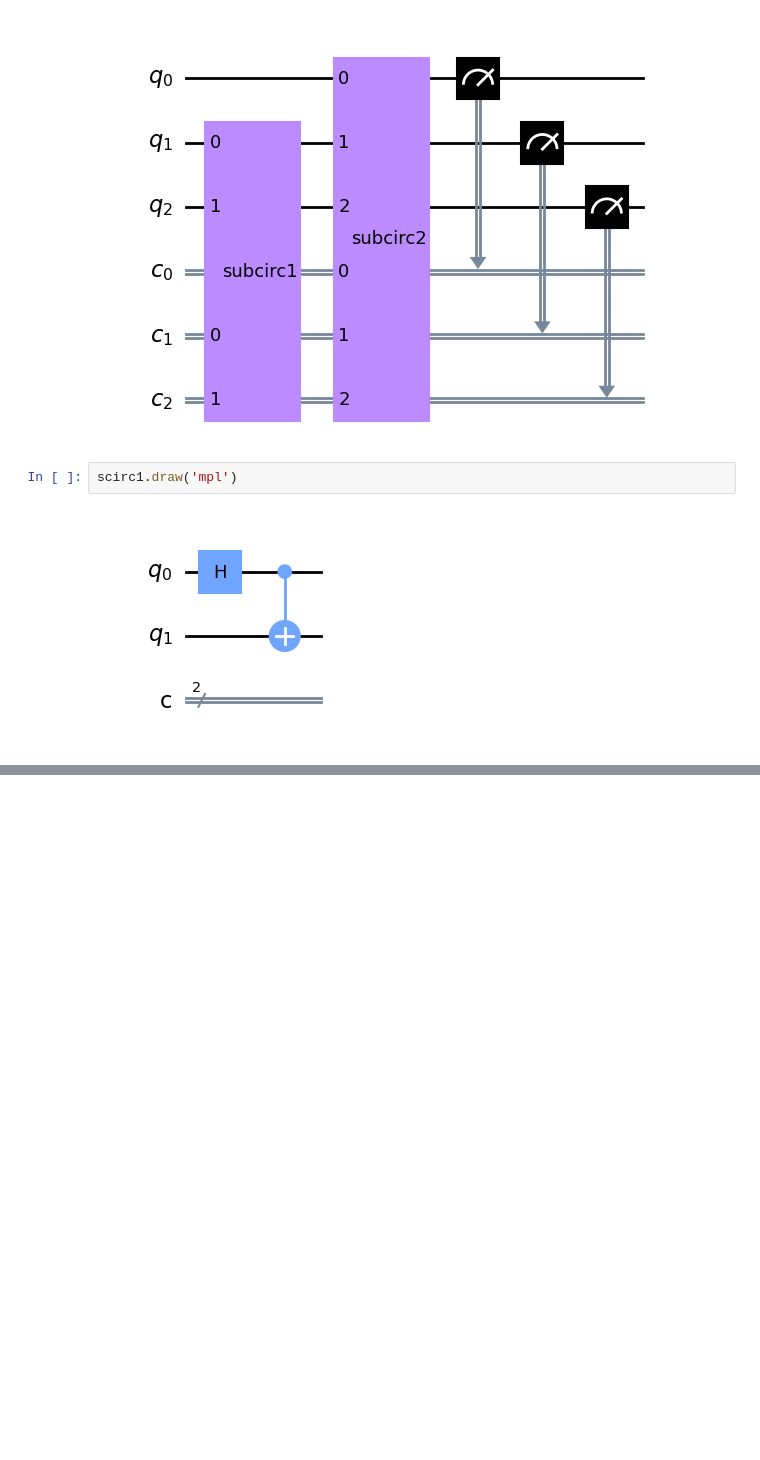
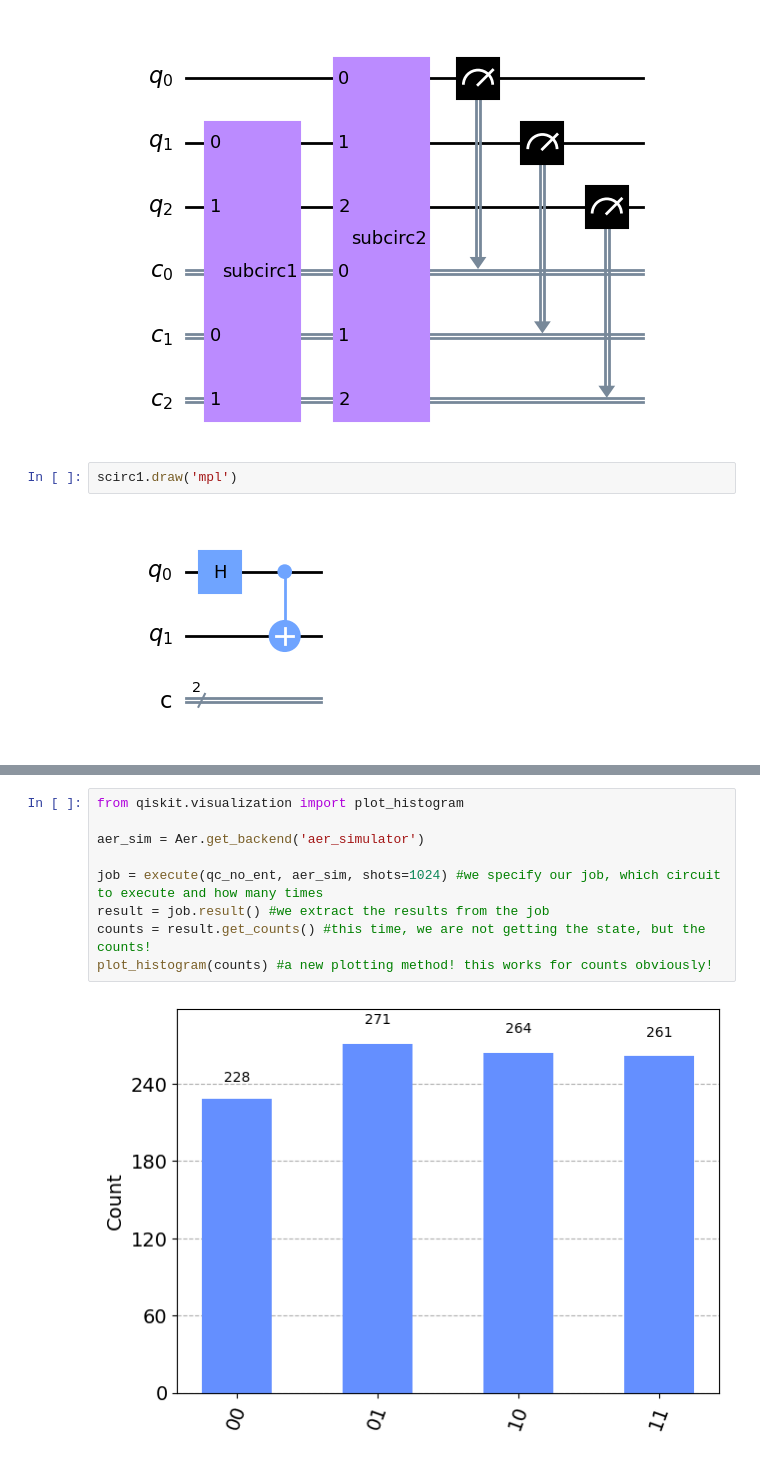
Before and after one commit to MarcMaussner/quantum_playground, a Jupyter notebook: 2023_ESE/ESE-Playground.ipynb, the cells around one changed output, grey strips where cells are left out. Cells and saved outputs as stored; diff of their text form; blank space fills up the shorter version.

```diff
--- a/2023_ESE/ESE-Playground.ipynb
+++ b/2023_ESE/ESE-Playground.ipynb
@@ -134,0 +144,11 @@ scirc1.draw('mpl')
+# %%
+from qiskit.visualization import plot_histogram
+
+aer_sim = Aer.get_backend('aer_simulator')
+
+job = execute(qc_no_ent, aer_sim, shots=1024) #we specify our job, which circuit to execute and how many times
+result = job.result() #we extract the results from the job
+counts = result.get_counts() #this time, we are not getting the state, but the counts!
+plot_histogram(counts) #a new plotting method! this works for counts obviously!
+# %% [output]
+[figure, added]
```
Also changed, not shown: parts of 5 cells of this notebook.
